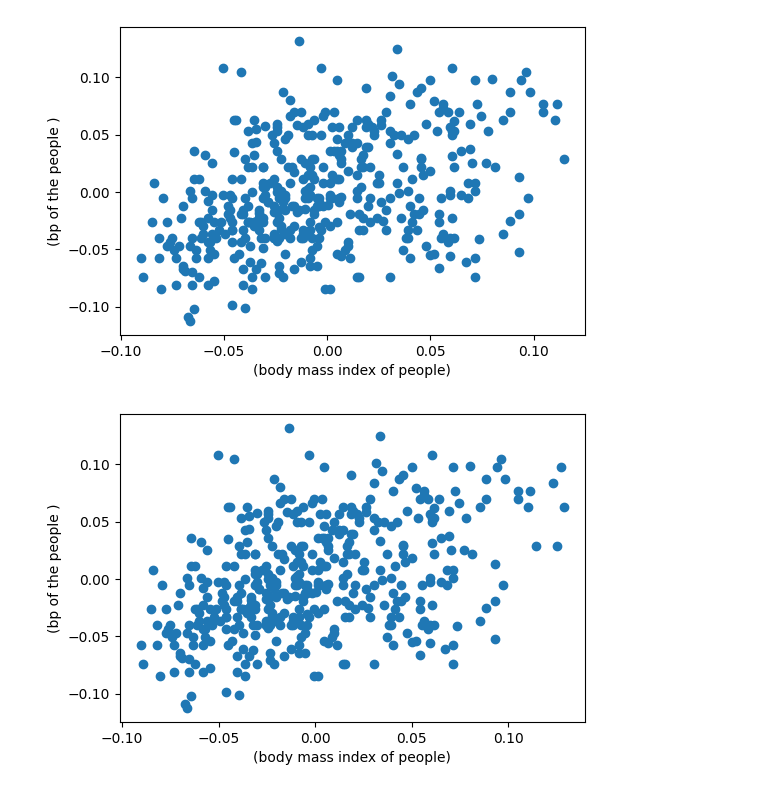
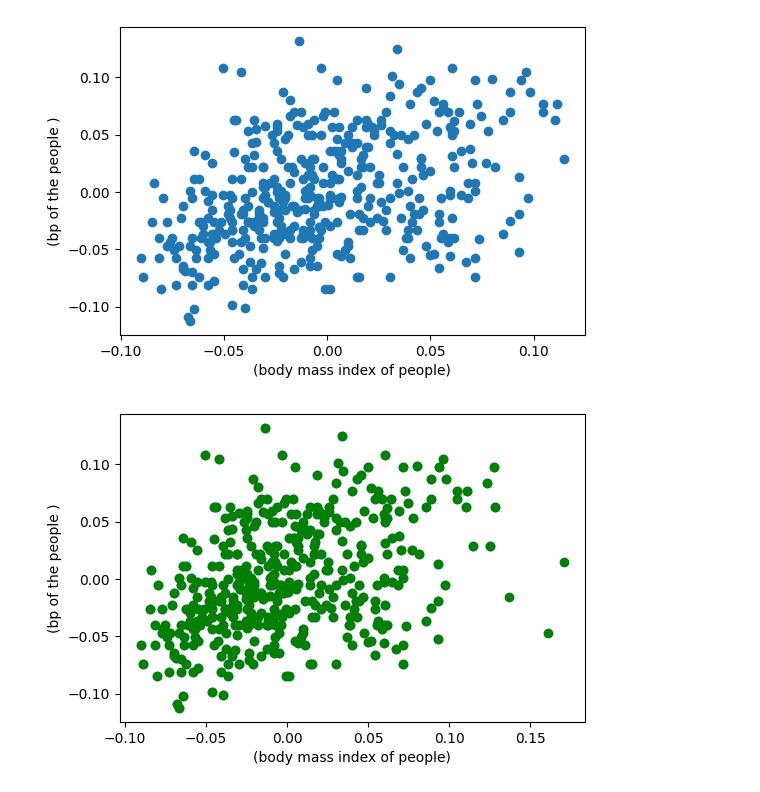
Before and after one commit to DragonFly378/DataScienceLearn, a Jupyter notebook: prepocessing/outlier_removing.ipynb, the cells around one changed output. Saved outputs shown, nothing was run; the diff lists cells and outputs as text; code cells hidden in the pictures.

```diff
--- a/prepocessing/outlier_removing.ipynb
+++ b/prepocessing/outlier_removing.ipynb
@@ -79,12 +79,13 @@ plt.show()
 # %%
 # Remove outliers
 df_diabetics_no_outliers = df_diabetics.drop(outliers)
 
 # Visualization df without outliers
 fig, ax_no_outliers = plt.subplots(figsize=(6, 4))
 ax_no_outliers.scatter(df_diabetics_no_outliers['bmi'], df_diabetics_no_outliers['bp'])
 ax_no_outliers.set_xlabel('(body mass index of people)')
 ax_no_outliers.set_ylabel('(bp of the people )')
+plt.scatter(x, y, color = 'green')
 plt.show()
 # %% [output]
-[figure, old version]
+[figure, new version]
```
Also changed, not shown: 17 other files.
